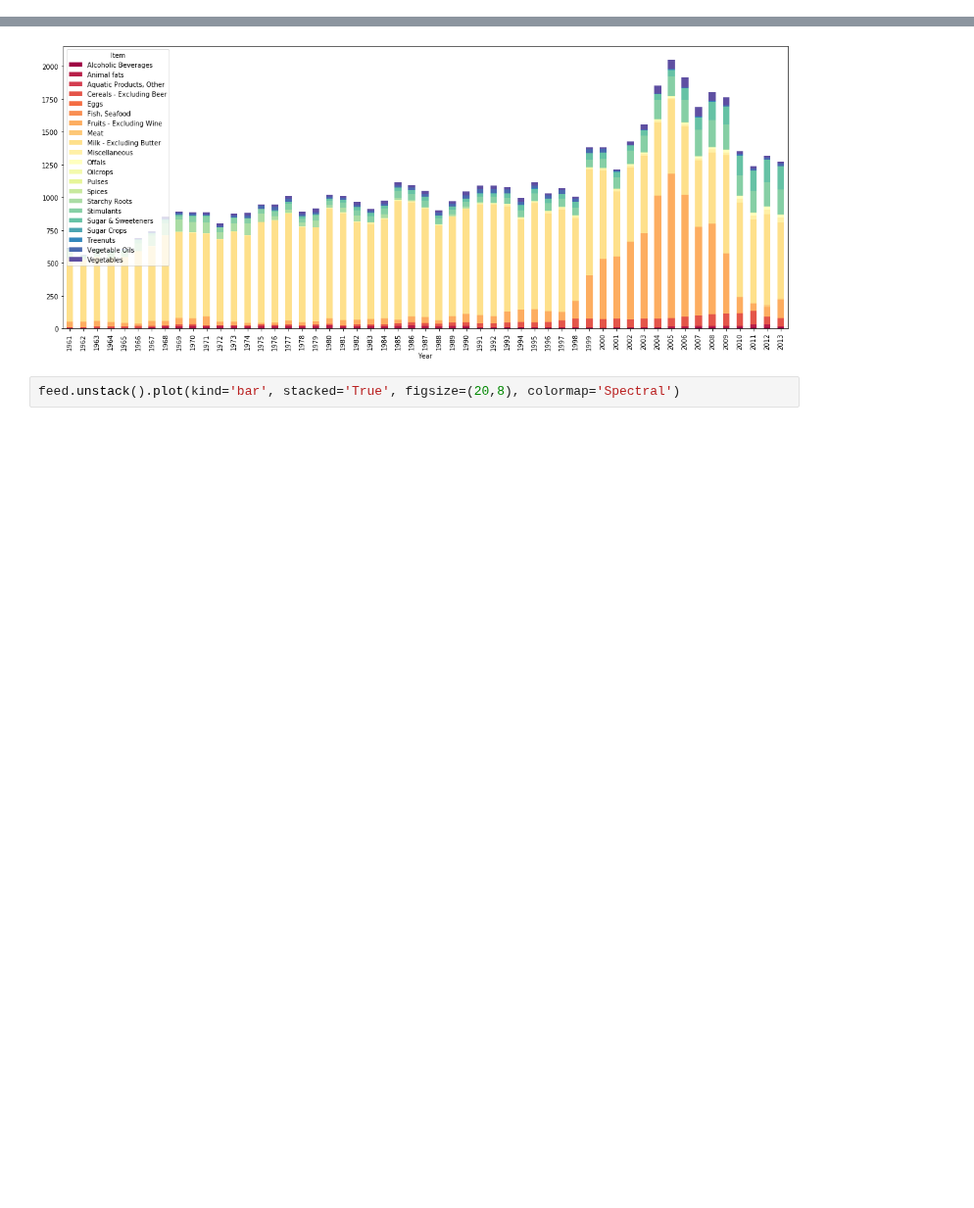
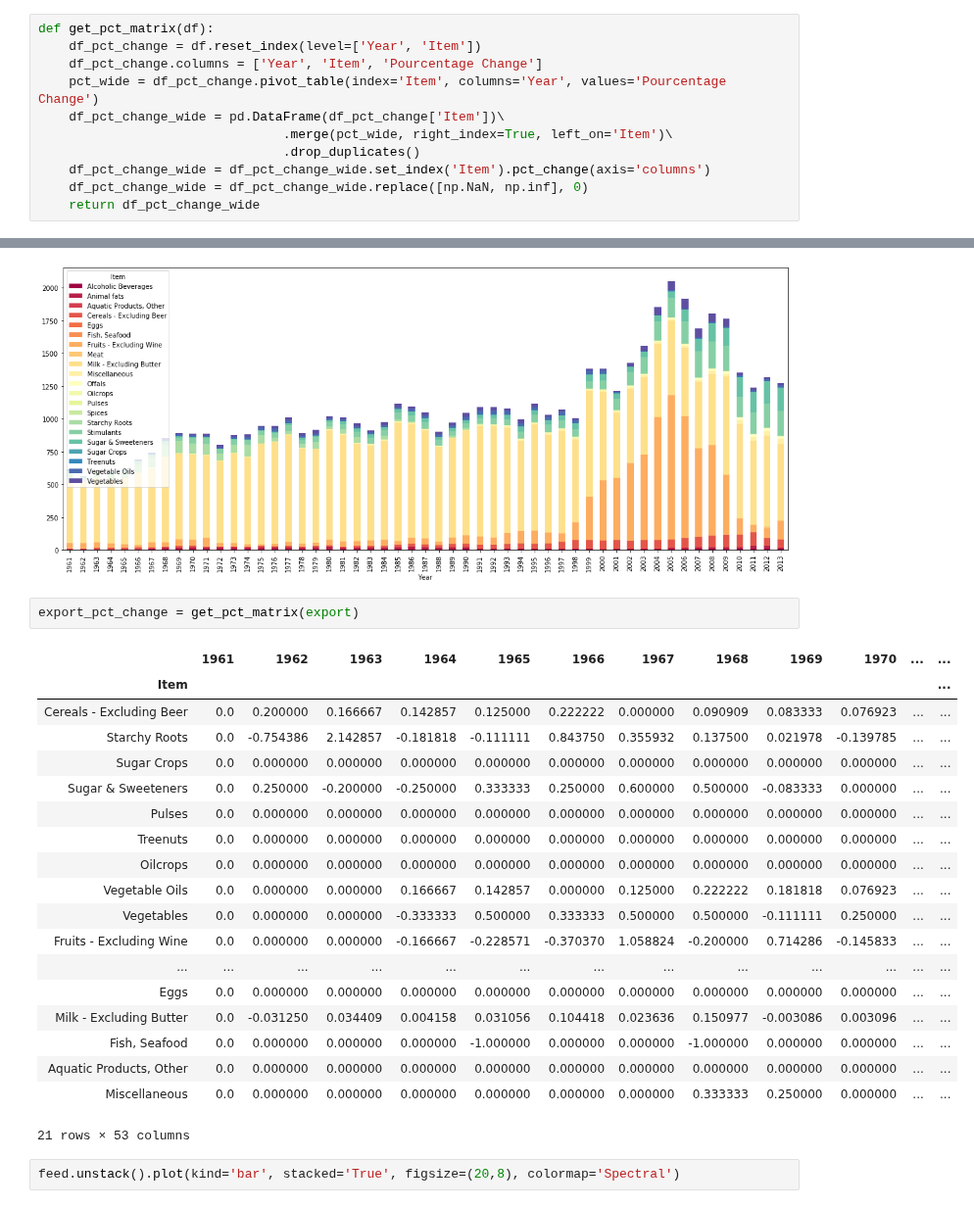
Before and after one commit to jlabhard/ADA_Project, a Jupyter notebook: milestone_2.ipynb, the cells around one changed output, grey strips where cells are left out. Shown at 98% size. Drawn from its saved outputs; the diff is of its cells as text; blank space fills up the shorter version.

```diff
--- a/milestone_2.ipynb
+++ b/milestone_2.ipynb
@@ -725,6 +747,17 @@ food_balance_df_CH_wide_groups_items_ani_vege.groupby('Year').sum().head()
 | 1963 | 0.0 | 0.0 | 136.65 | 0.0 | 0.0 | 3405.0 | ... |
 | 1964 | 0.0 | 0.0 | 140.04 | 0.0 | 0.0 | 3447.0 | ... |
 | 1965 | 0.0 | 0.0 | 137.32 | 0.0 | 0.0 | 3445.0 | ... |
+# %%
+def get_pct_matrix(df):
+    df_pct_change = df.reset_index(level=['Year', 'Item'])
+    df_pct_change.columns = ['Year', 'Item', 'Pourcentage Change']
+    pct_wide = df_pct_change.pivot_table(index='Item', columns='Year', values='Pourcentage Change')
+    df_pct_change_wide = pd.DataFrame(df_pct_change['Item'])\
+                                .merge(pct_wide, right_index=True, left_on='Item')\
+                                .drop_duplicates()
+    df_pct_change_wide = df_pct_change_wide.set_index('Item').pct_change(axis='columns')
+    df_pct_change_wide = df_pct_change_wide.replace([np.NaN, np.inf], 0)
+    return df_pct_change_wide
 # %% [markdown]
 #### Food Balance Comments 3
 
@@ -796,6 +850,28 @@ export.unstack().plot(kind='bar', stacked='True', figsize=(20,8), colormap='Spec
 # %% [output]
 <matplotlib.axes._subplots.AxesSubplot at 0x...>
 [figure]
+# %%
+export_pct_change = get_pct_matrix(export)
+# %% [output]
+|  | 1961 | 1962 | 1963 | 1964 | 1965 | 1966 | 1967 | 1968 | 1969 | 1970 | ... | ... |
+| Item |  |  |  |  |  |  |  |  |  |  |  | ... |
+| Cereals - Excluding Beer | 0.0 | 0.200000 | 0.166667 | 0.142857 | 0.125000 | 0.222222 | 0.000000 | 0.090909 | 0.083333 | 0.076923 | ... | ... |
+| Starchy Roots | 0.0 | -0.754386 | 2.142857 | -0.181818 | -0.111111 | 0.843750 | 0.355932 | 0.137500 | 0.021978 | -0.139785 | ... | ... |
+| Sugar Crops | 0.0 | 0.000000 | 0.000000 | 0.000000 | 0.000000 | 0.000000 | 0.000000 | 0.000000 | 0.000000 | 0.000000 | ... | ... |
+| Sugar & Sweeteners | 0.0 | 0.250000 | -0.200000 | -0.250000 | 0.333333 | 0.250000 | 0.600000 | 0.500000 | -0.083333 | 0.000000 | ... | ... |
+| Pulses | 0.0 | 0.000000 | 0.000000 | 0.000000 | 0.000000 | 0.000000 | 0.000000 | 0.000000 | 0.000000 | 0.000000 | ... | ... |
+| Treenuts | 0.0 | 0.000000 | 0.000000 | 0.000000 | 0.000000 | 0.000000 | 0.000000 | 0.000000 | 0.000000 | 0.000000 | ... | ... |
+| Oilcrops | 0.0 | 0.000000 | 0.000000 | 0.000000 | 0.000000 | 0.000000 | 0.000000 | 0.000000 | 0.000000 | 0.000000 | ... | ... |
+| Vegetable Oils | 0.0 | 0.000000 | 0.000000 | 0.166667 | 0.142857 | 0.000000 | 0.125000 | 0.222222 | 0.181818 | 0.076923 | ... | ... |
+| Vegetables | 0.0 | 0.000000 | 0.000000 | -0.333333 | 0.500000 | 0.333333 | 0.500000 | 0.500000 | -0.111111 | 0.250000 | ... | ... |
+| Fruits - Excluding Wine | 0.0 | 0.000000 | 0.000000 | -0.166667 | -0.228571 | -0.370370 | 1.058824 | -0.200000 | 0.714286 | -0.145833 | ... | ... |
+| ... | ... | ... | ... | ... | ... | ... | ... | ... | ... | ... | ... | ... |
+| Eggs | 0.0 | 0.000000 | 0.000000 | 0.000000 | 0.000000 | 0.000000 | 0.000000 | 0.000000 | 0.000000 | 0.000000 | ... | ... |
+| Milk - Excluding Butter | 0.0 | -0.031250 | 0.034409 | 0.004158 | 0.031056 | 0.104418 | 0.023636 | 0.150977 | -0.003086 | 0.003096 | ... | ... |
+| Fish, Seafood | 0.0 | 0.000000 | 0.000000 | 0.000000 | -1.000000 | 0.000000 | 0.000000 | -1.000000 | 0.000000 | 0.000000 | ... | ... |
+| Aquatic Products, Other | 0.0 | 0.000000 | 0.000000 | 0.000000 | 0.000000 | 0.000000 | 0.000000 | 0.000000 | 0.000000 | 0.000000 | ... | ... |
+| Miscellaneous | 0.0 | 0.000000 | 0.000000 | 0.000000 | 0.000000 | 0.000000 | 0.000000 | 0.333333 | 0.250000 | 0.000000 | ... | ... |
+21 rows × 53 columns
 # %%
 feed.unstack().plot(kind='bar', stacked='True', figsize=(20,8), colormap='Spectral')
 # %% [output]
```
Also changed, not shown: parts of 15 cells of this notebook.
